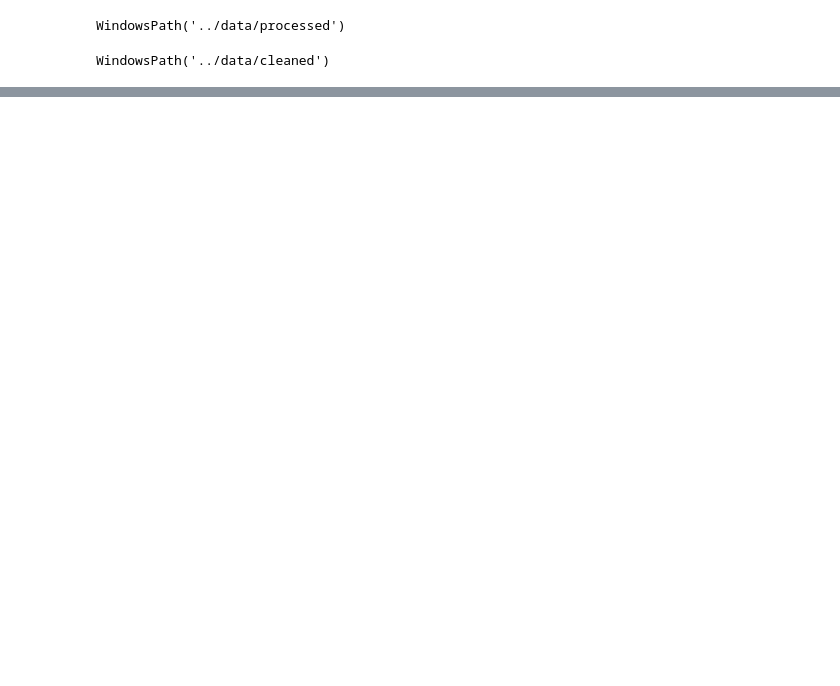
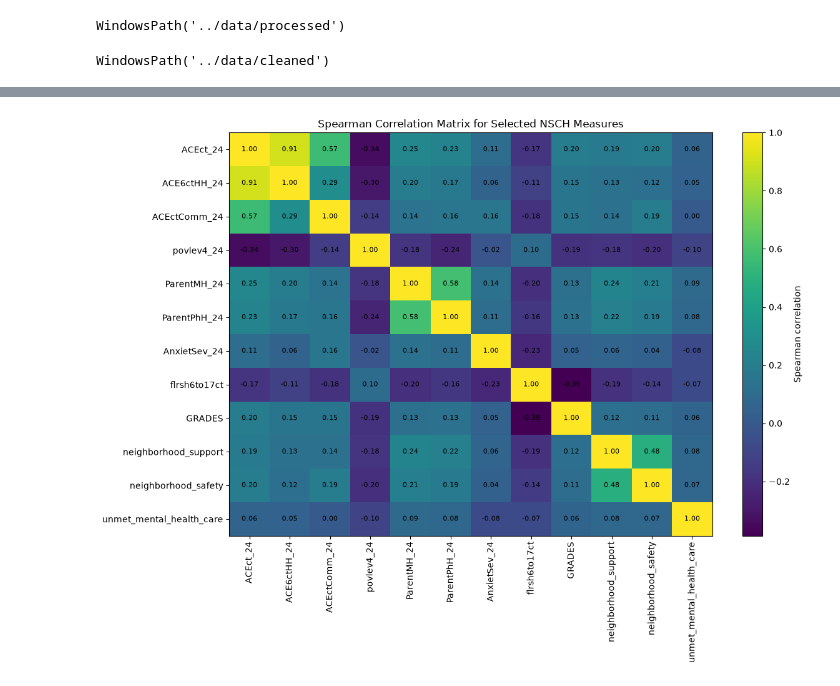
Before and after one commit to asarathy94/pediatric-mental-health-analysis, a Jupyter notebook: notebooks/01_data_exploration.ipynb, the cells around one changed output, grey strips where cells are left out. Drawn from its saved outputs; the diff is of its cells as text; code cells hidden in the pictures; blank space fills up the shorter version.

```diff
--- a/notebooks/01_data_exploration.ipynb
+++ b/notebooks/01_data_exploration.ipynb
@@ -3593,0 +5246,8 @@ display(summary_table)
+# %%
+spearman_correlation = correlation_df.corr(
+    method="spearman"
+)
+
+display(
+    spearman_correlation.round(2)
+)
@@ -3593,0 +5268,53 @@ display(summary_table)
+# %%
+import matplotlib.pyplot as plt
+
+plt.figure(figsize=(12, 9))
+
+correlation_image = plt.imshow(
+    spearman_correlation,
+    aspect="auto"
+)
+
+plt.colorbar(
+    correlation_image,
+    label="Spearman correlation"
+)
+
+plt.xticks(
+    range(len(spearman_correlation.columns)),
+    spearman_correlation.columns,
+    rotation=90
+)
+
+plt.yticks(
+    range(len(spearman_correlation.index)),
+    spearman_correlation.index
+)
+
+for row in range(len(spearman_correlation.index)):
+    for column in range(
+        len(spearman_correlation.columns)
+    ):
+        value = spearman_correlation.iloc[
+            row,
+            column
+        ]
+
+        if pd.notna(value):
+            plt.text(
+                column,
+                row,
+                f"{value:.2f}",
+                ha="center",
+                va="center",
+                fontsize=8
+            )
+
+plt.title(
+    "Spearman Correlation Matrix for Selected NSCH Measures"
+)
+
+plt.tight_layout()
+plt.show()
+# %% [output]
+[figure, added]
```
Also changed, not shown: parts of 80 cells of this notebook, 1 other file.
